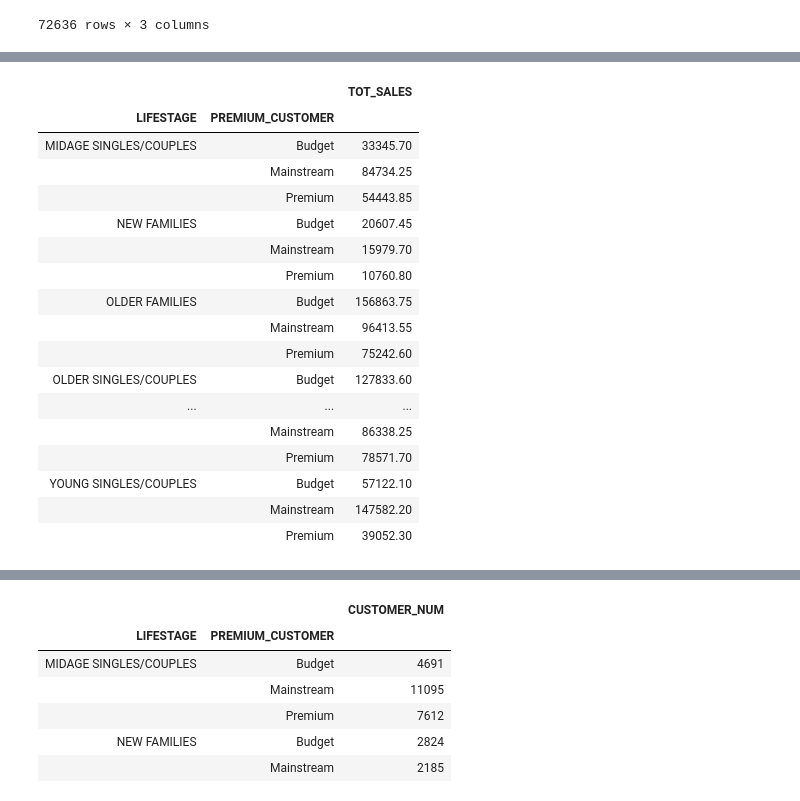
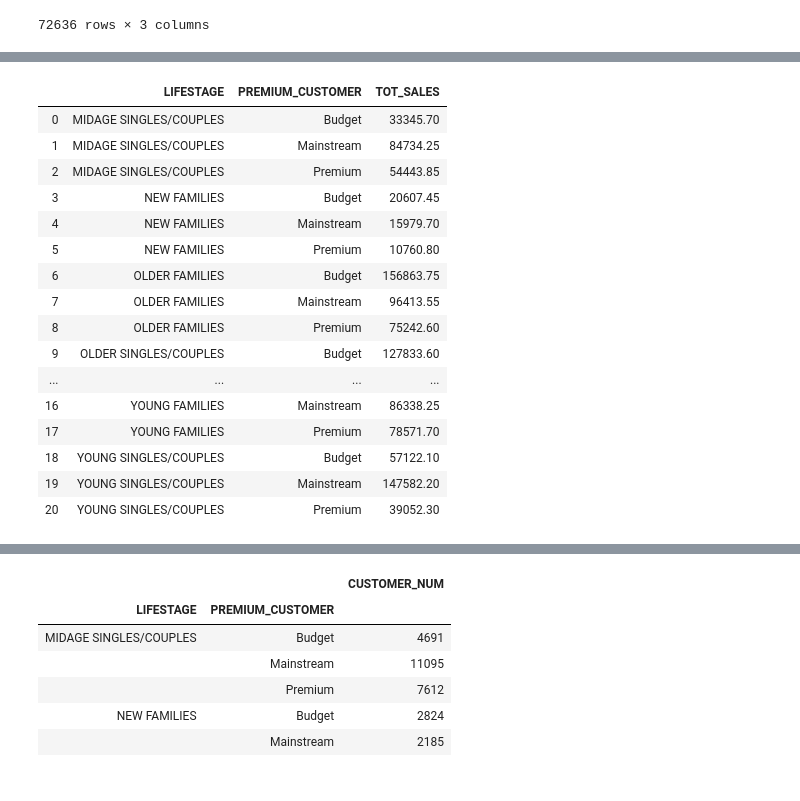
Before and after one commit to milenabrankovic/Quantium-Retail-Analytics, a Jupyter notebook: notebooks/task1.ipynb, the cells around one changed output, grey strips where cells are left out. Drawn from its saved outputs; the diff is of its cells as text; code cells hidden in the pictures.

```diff
--- a/notebooks/task1.ipynb
+++ b/notebooks/task1.ipynb
@@ -4,10 +10,10 @@ import numpy as np
 import pandas as pd
 import seaborn as sns
 import matplotlib.pyplot as plt
+
+#import data
+data_purchase = pd.read_csv('../Data/QVI_purchase_behaviour.csv')
+data_transactions = pd.read_excel('../Data/QVI_transaction_data.xlsx')
-# %%
-#import data
-data_purchase = pd.read_csv('QVI_purchase_behaviour.csv')
-data_transactions = pd.read_excel('QVI_transaction_data.xlsx')
 # %%
 #show first 5 rows
 data_purchase.head()
@@ -291,0 +302,11 @@ sns.heatmap(grouped_trans_range)
+# %%
+months = pd.DatetimeIndex(data_transactions['DATE']).month
+data_transactions['MONTHS'] = months
+
+trans_month = data_transactions.groupby(['DATE']).agg(SALE = ('TXN_ID', 'nunique')).reset_index()
+trans_month
+
+fig_dims = (20, 10)
+fig, ax = plt.subplots(figsize=fig_dims)
+
+month_vis = sns.lineplot(data=trans_month, x = 'DATE', y = 'SALE', ax=ax, color='#993850')
@@ -401,23 +435,22 @@ merged_data.to_csv(r'/home/entel/InsideSherpa/Quantium/QVI_data.csv')
 # %%
 #customer analysis
-grouped_lifestage_customer_data = merged_data.groupby(['LIFESTAGE', 'PREMIUM_CUSTOMER']).agg({'TOT_SALES' : 'sum'})
+grouped_lifestage_customer_data = merged_data.groupby(['LIFESTAGE', 'PREMIUM_CUSTOMER'], as_index = False).agg({'TOT_SALES' : 'sum'})
 grouped_lifestage_customer_data
 # %% [output]
-|  |  | TOT_SALES |
-| LIFESTAGE | PREMIUM_CUSTOMER |  |
-| MIDAGE SINGLES/COUPLES | Budget | 33345.70 |
-|  | Mainstream | 84734.25 |
-|  | Premium | 54443.85 |
-| NEW FAMILIES | Budget | 20607.45 |
-|  | Mainstream | 15979.70 |
-|  | Premium | 10760.80 |
-| OLDER FAMILIES | Budget | 156863.75 |
-|  | Mainstream | 96413.55 |
-|  | Premium | 75242.60 |
-| OLDER SINGLES/COUPLES | Budget | 127833.60 |
-| ... | ... | ... |
-|  | Mainstream | 86338.25 |
-|  | Premium | 78571.70 |
-| YOUNG SINGLES/COUPLES | Budget | 57122.10 |
-|  | Mainstream | 147582.20 |
-|  | Premium | 39052.30 |
+|  | LIFESTAGE | PREMIUM_CUSTOMER | TOT_SALES |
+| 0 | MIDAGE SINGLES/COUPLES | Budget | 33345.70 |
+| 1 | MIDAGE SINGLES/COUPLES | Mainstream | 84734.25 |
+| 2 | MIDAGE SINGLES/COUPLES | Premium | 54443.85 |
+| 3 | NEW FAMILIES | Budget | 20607.45 |
+| 4 | NEW FAMILIES | Mainstream | 15979.70 |
+| 5 | NEW FAMILIES | Premium | 10760.80 |
+| 6 | OLDER FAMILIES | Budget | 156863.75 |
+| 7 | OLDER FAMILIES | Mainstream | 96413.55 |
+| 8 | OLDER FAMILIES | Premium | 75242.60 |
+| 9 | OLDER SINGLES/COUPLES | Budget | 127833.60 |
+| ... | ... | ... | ... |
+| 16 | YOUNG FAMILIES | Mainstream | 86338.25 |
+| 17 | YOUNG FAMILIES | Premium | 78571.70 |
+| 18 | YOUNG SINGLES/COUPLES | Budget | 57122.10 |
+| 19 | YOUNG SINGLES/COUPLES | Mainstream | 147582.20 |
+| 20 | YOUNG SINGLES/COUPLES | Premium | 39052.30 |
```
Also changed, not shown: parts of 16 cells of this notebook, 1 other file.
